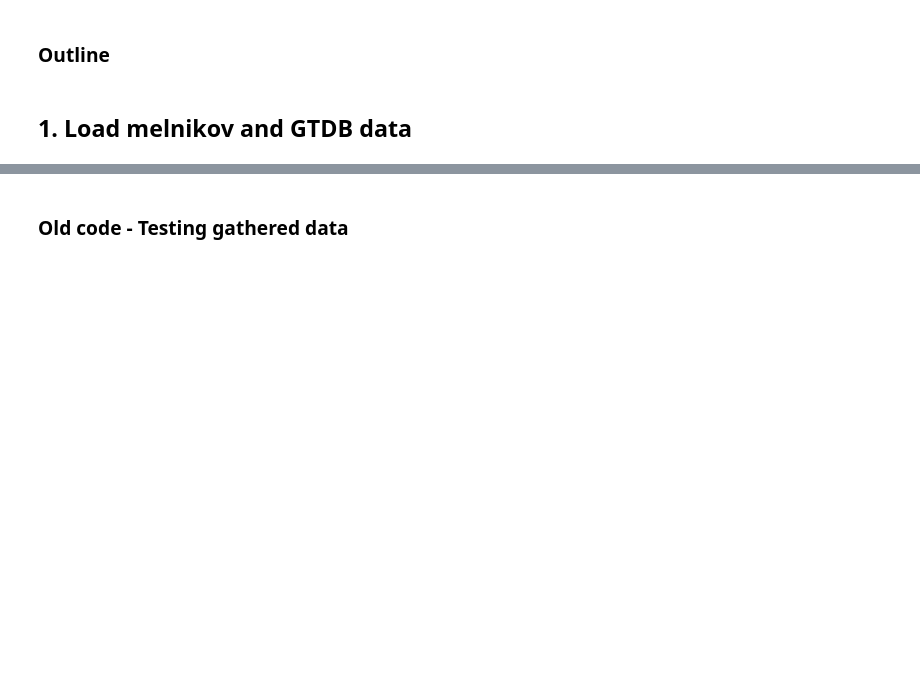
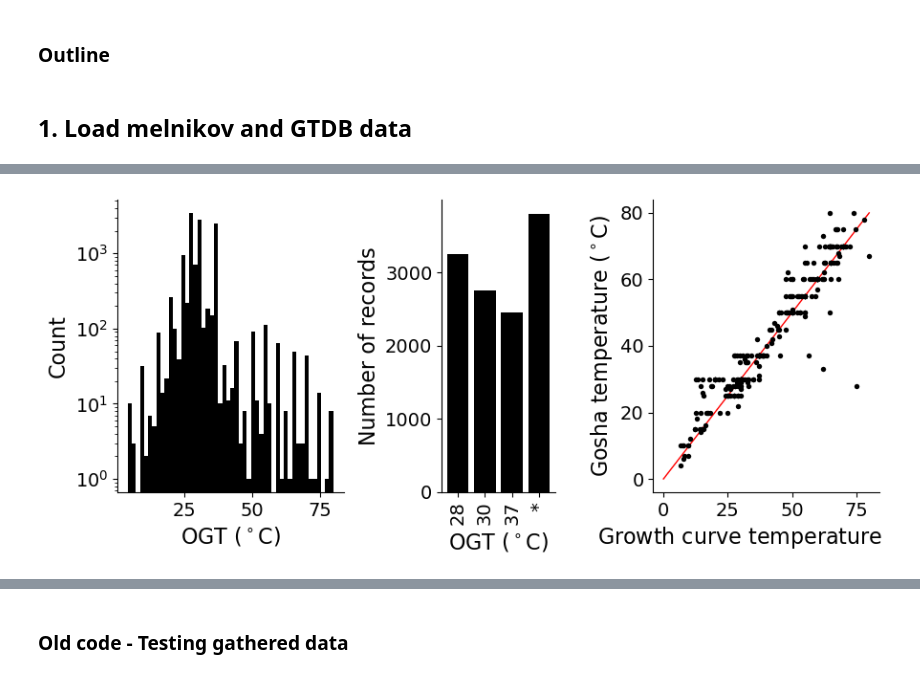
Before and after one commit to realmichaelhoffert/adenylate_kinase_ogt, a Jupyter notebook: notebooks/00_adenylate_kinase.ipynb, the cells around one changed output, grey strips where cells are left out. Cells and saved outputs as stored; diff of their text form; code cells hidden in the pictures; blank space fills up the shorter version.

```diff
--- a/notebooks/00_adenylate_kinase.ipynb
+++ b/notebooks/00_adenylate_kinase.ipynb
@@ -78,6 +78,15 @@ from pdb_getter import PDBEntry
 # get GTDB data
 gtdb_md = pd.read_csv('/data/mhoffert/genomes/GTDB_r214.1/bac120_metadata.tsv.gz', sep='\t', index_col=0)
 
+# filter to representatives
+gtdb_md = gtdb_md[gtdb_md.gtdb_representative.eq('t')].copy(deep=True)
+gtdb_md['Phylum'] = gtdb_md.gtdb_taxonomy.apply(lambda x: x.split(';')[1].split('__')[-1])
+gtdb_md['Class'] = gtdb_md.gtdb_taxonomy.apply(lambda x: x.split(';')[2].split('__')[-1])
+gtdb_md['Order'] = gtdb_md.gtdb_taxonomy.apply(lambda x: x.split(';')[3].split('__')[-1])
+gtdb_md['Family'] = gtdb_md.gtdb_taxonomy.apply(lambda x: x.split(';')[4].split('__')[-1])
+gtdb_md['Genus'] = gtdb_md.gtdb_taxonomy.apply(lambda x: x.split(';')[5].split('__')[-1])
+gtdb_md['Species'] = gtdb_md.gtdb_taxonomy.apply(lambda x: x.split(';')[6].split('__')[-1])
+
 gtdb_md_rep = gtdb_md[gtdb_md['gtdb_representative'].eq('t')].copy()
 
 gtdb_md_rep['species'] = gtdb_md_rep['gtdb_taxonomy'].apply(lambda x: x.split(';')[-1].replace('s__', ''))
@@ -123,3 +178,9 @@ melnikov.shape
+# %%
+corkrey_matches = pd.read_csv('/data/mhoffert/fiererlab/ogt/results/db/corkey_gtdb_matching.tsv', sep='\t', index_col=0)
+corkrey_data = pd.read_csv('/data/mhoffert/fiererlab/ogt/source_data/Corkey_temperatures.csv')
+corkrey_full = pd.merge(corkrey_data.groupby('binomial.name').agg({'T.C':'mean'}), corkrey_matches, left_index=True, right_on='original_id')
+# %%
+corkrey_full = corkrey_full.groupby('match_accession').agg({'T.C':'mean'})
 # %%
 # merge melnikov and gtdb data
 merged = pd.merge(melnikov[['organism_name', 'assembly', 'temperature']],
@@ -139,0 +229,30 @@ merged.head()
+# %%
+# Melnikov vs corkrey
+fig= plt.figure(figsize=(9,4))
+gs = mpl.gridspec.GridSpec(1, 3, width_ratios=[4,2,4])
+ax = fig.add_subplot(gs[0])
+sns.histplot(melnikov['temperature'], linewidth=0, bins=50, color='k', alpha=1)
+# sns.ecdfplot(melnikov['temperature'], stat='count', zorder=0, color='red')
+ax.set_yscale('log')
+ax.set_ylabel('Count', fontsize=16)
+ax.set_xlabel('OGT ($^\circ$C)', fontsize=16)
+sns.despine(left=True, bottom=True, right=True)
+plt.tick_params(labelsize=14)
+sns.despine()
+ax = fig.add_subplot(gs[1])
+plt.bar(['28', '30', '37', '*'], [3247,2757,2459,3802], color='k')
+plt.tick_params(labelsize=14)
+plt.tick_params(rotation=90, axis='x')
+ax.set_ylabel('Number of records', fontsize=16)
+ax.set_xlabel('OGT ($^\circ$C)', fontsize=16)
+ax = fig.add_subplot(gs[2])
+sns.scatterplot(x=corkrey_full['T.C'], y=merged.set_index('accession')['temperature'], linewidth=0, color='k', s=15)
+plt.tick_params(labelsize=14)
+ax.set_ylabel('Gosha temperature ($^\circ$C)', fontsize=16)
+ax.set_xlabel('Growth curve temperature ($^\circ$C)', fontsize=16)
+plt.plot((0, 80), (0, 80), color='r', linewidth=1, zorder=0)
+fig.subplots_adjust(wspace=0.3)
+sns.despine()
+plt.tight_layout()
+# %% [output]
+[figure, added]
```
Also changed, not shown: parts of 16 cells of this notebook, 15 other files.
